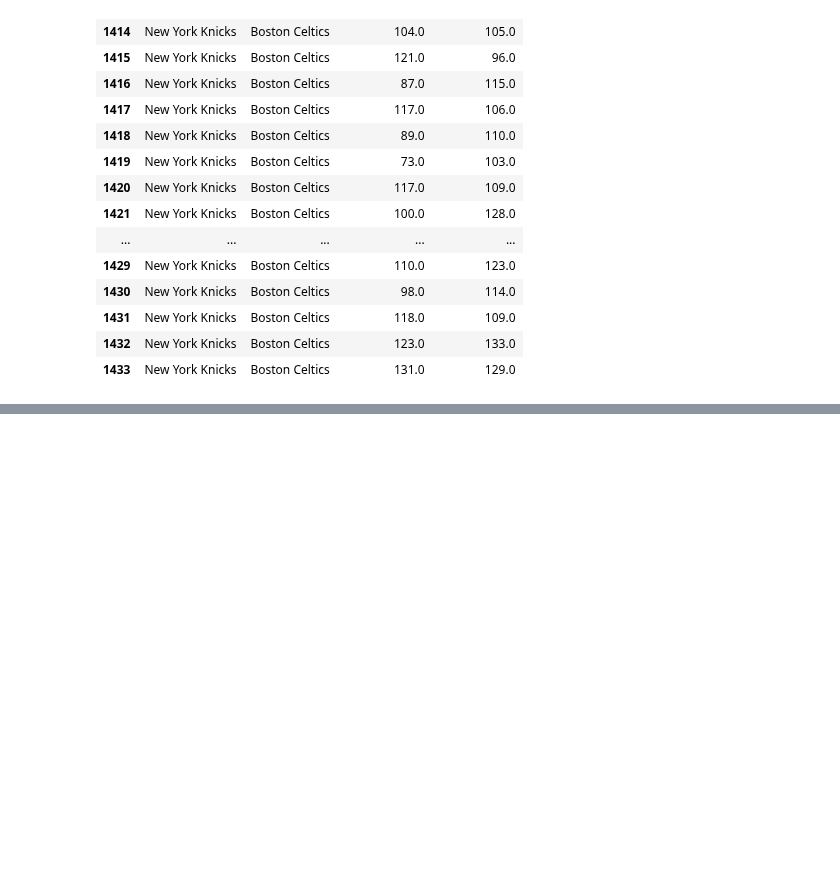
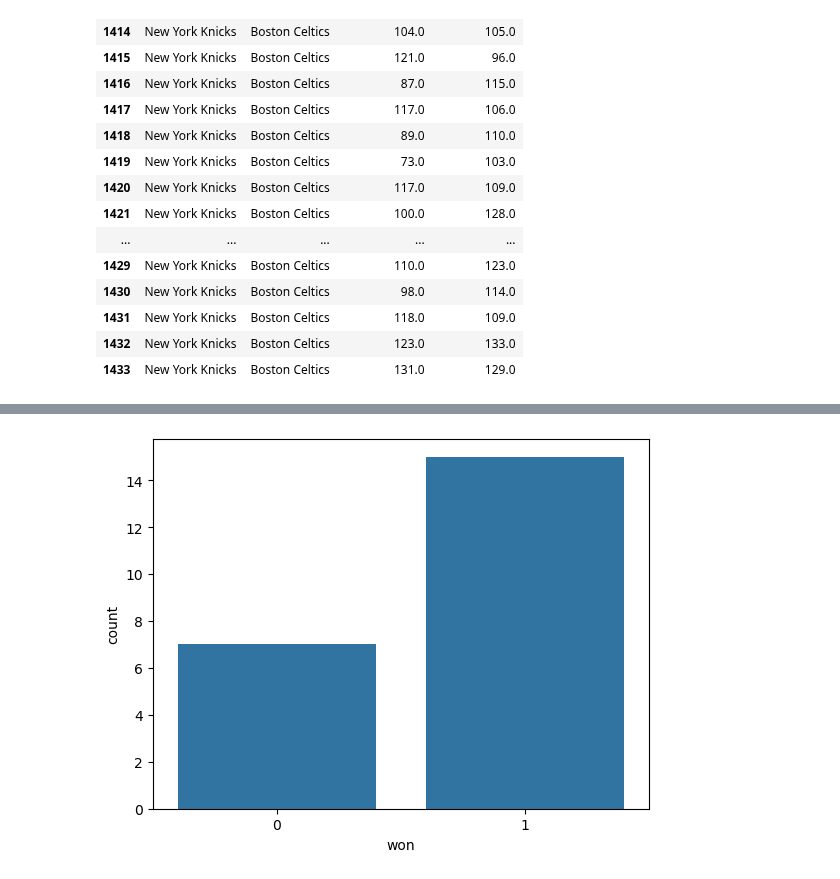
Before and after one commit to VincentGordon-Data-Analyst/nba-api, a Jupyter notebook: nba-analysis.ipynb, the cells around one changed output, grey strips where cells are left out. Cells and saved outputs as stored; diff of their text form; code cells hidden in the pictures; blank space fills up the shorter version.

```diff
--- a/nba-analysis.ipynb
+++ b/nba-analysis.ipynb
@@ -152,0 +172,3 @@ matchup_game
+# %%
+matchup_game['won'] = matchup_game.apply(lambda row: 1 if row['home_points'] > row['visitor_points']  else 0, axis=1)
+matchup_game
@@ -152,0 +193,5 @@ matchup_game
+# %%
+sns.countplot(matchup_game, x='won')
+plt.show()
+# %% [output]
+[figure, added]
```
Also changed, not shown: parts of 7 cells of this notebook.
